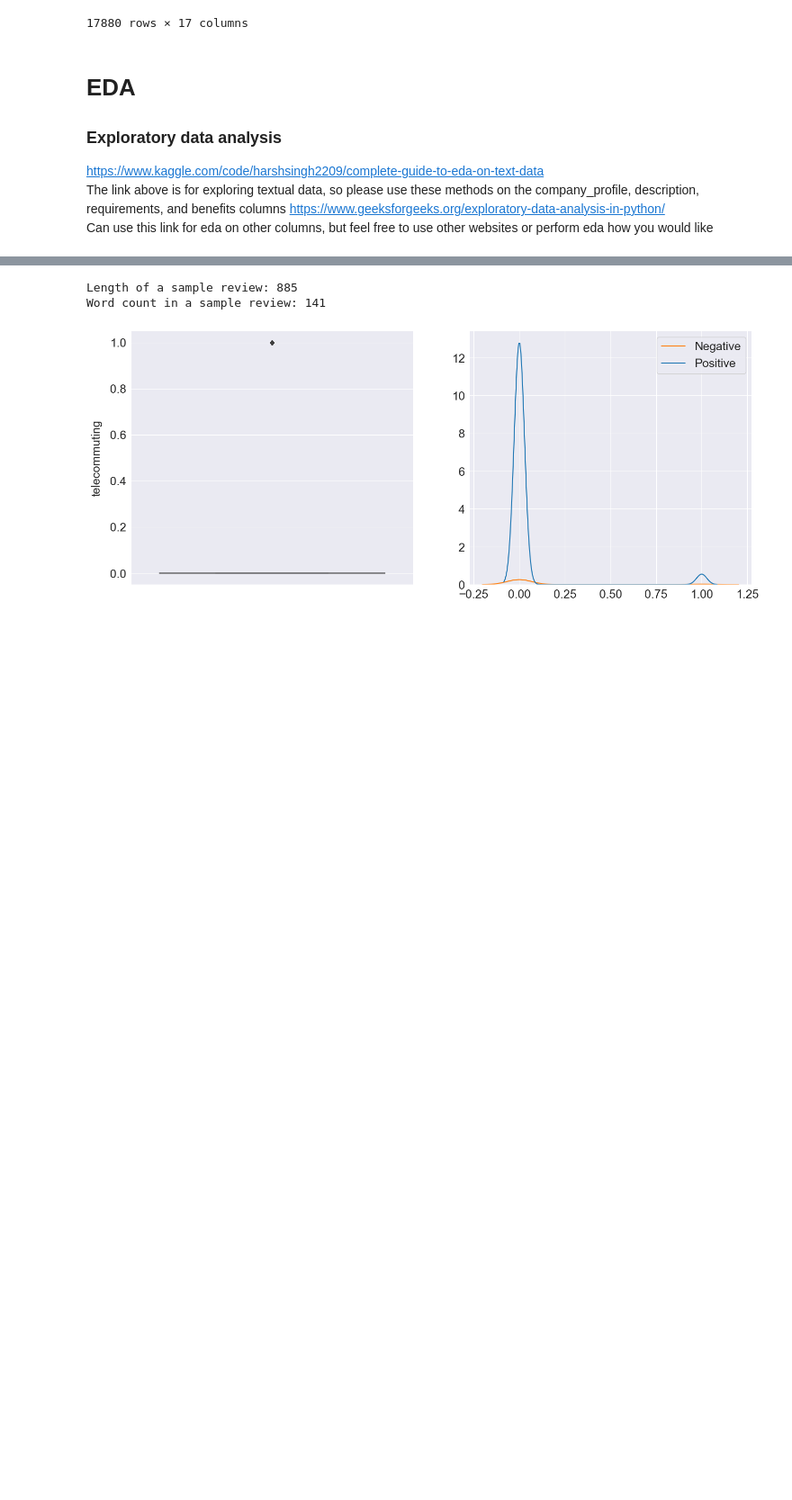
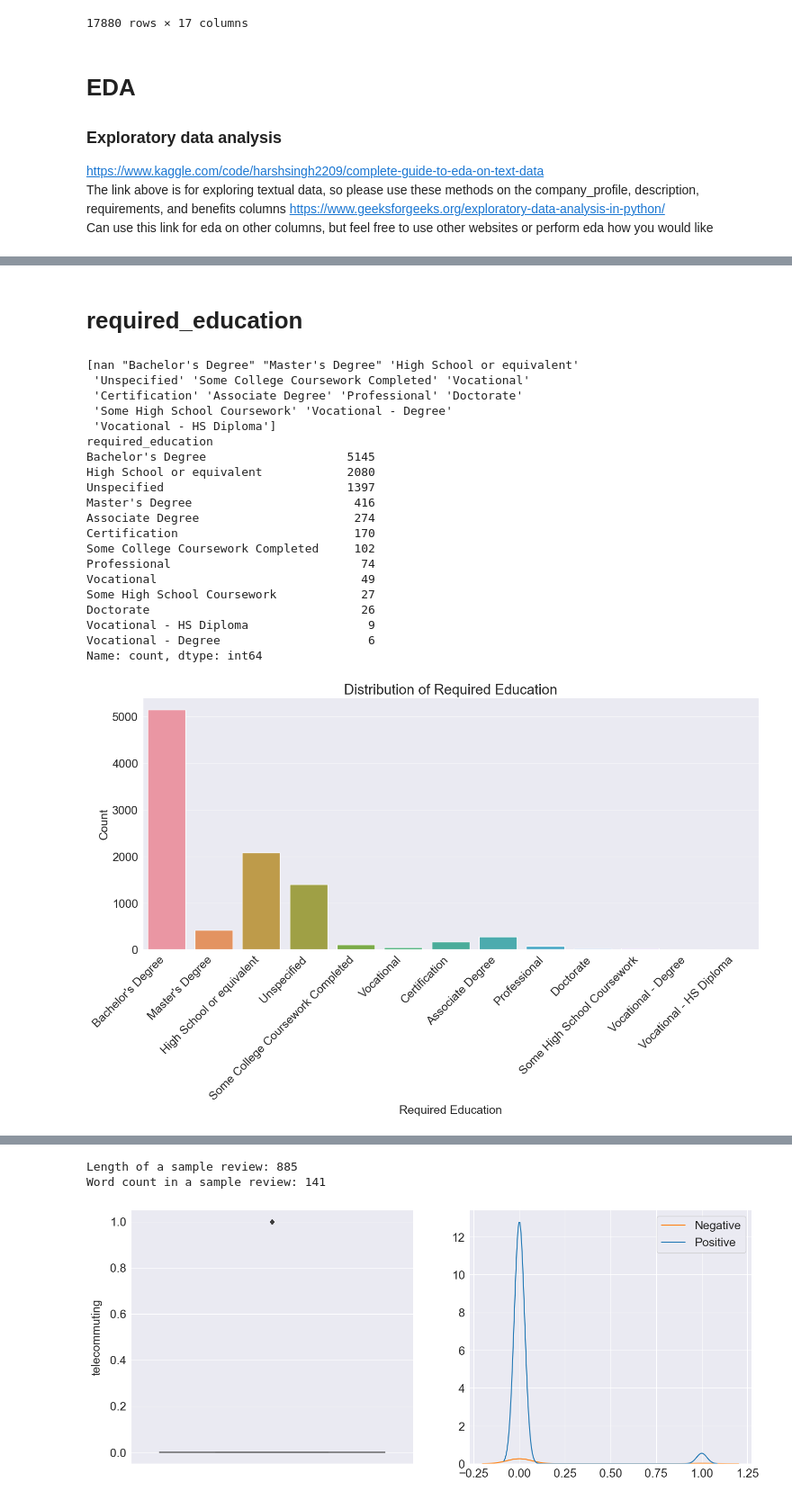
Before and after one commit to ansingh6/ecs-171, a Jupyter notebook: eda.ipynb, the cells around one changed output, grey strips where cells are left out. Shown at 90% size. Cells and saved outputs as stored; diff of their text form; code cells hidden in the pictures; blank space fills up the shorter version.

```diff
--- a/eda.ipynb
+++ b/eda.ipynb
@@ -68,0 +69,48 @@ plt.show()
+# %% [markdown]
+# required_education
+# %%
+# Explore the unique values in 'required_education'
+required_experience = data['required_education'].unique()
+print(required_experience)
+
+# Calculate value counts for 'required_education'
+education_counts = data['required_education'].value_counts()
+print(education_counts)
+
+# Visualize the distribution of 'required_education'
+sns.countplot(data=data, x='required_education')
+plt.xlabel('Required Education')
+plt.ylabel('Count')
+plt.title('Distribution of Required Education')
+plt.xticks(rotation=45, ha='right')  # Rotate and align x-axis labels for better readability
+plt.show()
+
+# Compare 'required_education' with the target variable 'fraudulent'
+sns.countplot(data=data, x='required_education', hue='fraudulent')
+plt.xlabel('Required Education')
+plt.ylabel('Count')
+plt.title('Distribution of Required Education by Fraudulent')
+plt.xticks(rotation=45, ha='right')  # Rotate and align x-axis labels for better readability
+plt.show()
+# %% [output]
+[nan "Bachelor's Degree" "Master's Degree" 'High School or equivalent'
+ 'Unspecified' 'Some College Coursework Completed' 'Vocational'
+ 'Certification' 'Associate Degree' 'Professional' 'Doctorate'
+ 'Some High School Coursework' 'Vocational - Degree'
+ 'Vocational - HS Diploma']
+required_education
+Bachelor's Degree                    5145
+High School or equivalent            2080
+Unspecified                          1397
+Master's Degree                       416
+Associate Degree                      274
+Certification                         170
+Some College Coursework Completed     102
+Professional                           74
+Vocational                             49
+Some High School Coursework            27
+Doctorate                              26
+Vocational - HS Diploma                 9
+Vocational - Degree                     6
+Name: count, dtype: int64
+[figure, added]
```
Also changed, not shown: parts of 33 cells of this notebook.
